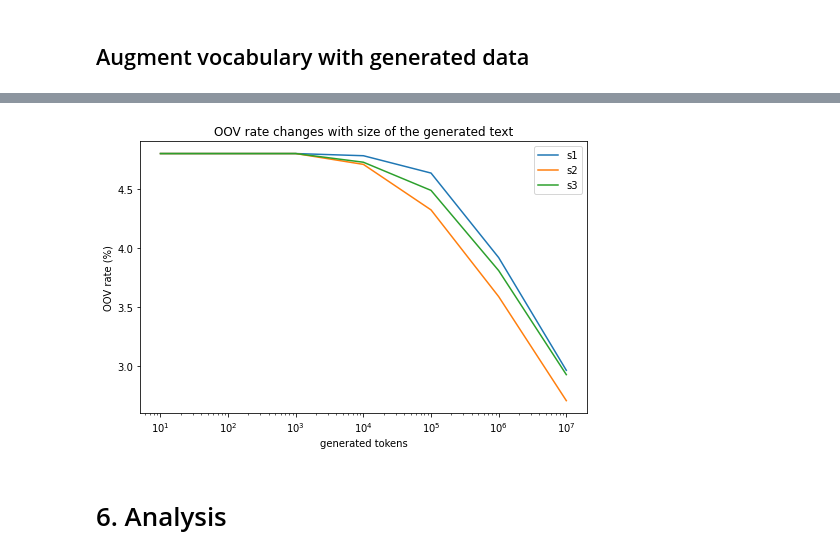
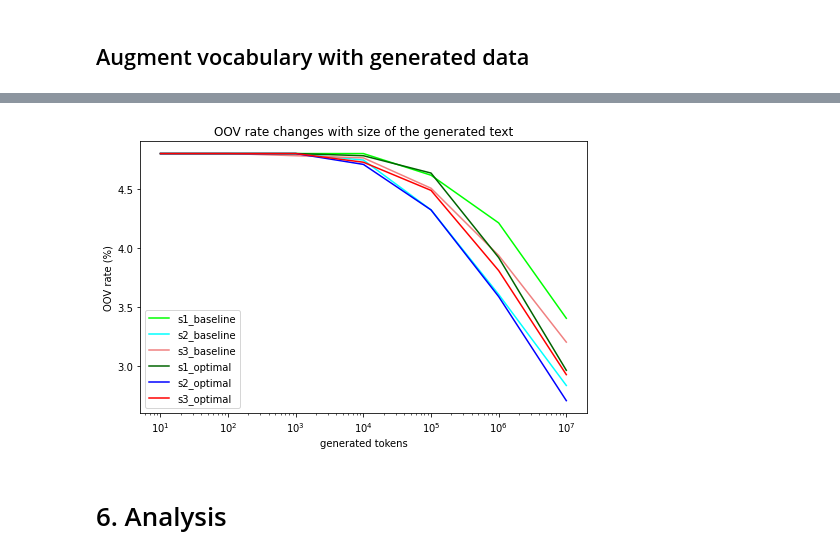
Before and after one commit to pabvald/snlp-project, a Jupyter notebook: Project_Main.ipynb, the cells around one changed output, grey strips where cells are left out. Drawn from its saved outputs; the diff is of its cells as text; code cells hidden in the pictures.

Commit message:
EN: add baseline models for task 4 and 5

```diff
--- a/Project_Main.ipynb
+++ b/Project_Main.ipynb
@@ -254,0 +257,27 @@ from config import SEG_MODELS_PATH
+# %%
+for seg in seg_profiles[LANG.name]:
+    gen_folder = f'data/{LANG.name}/generation/{seg.id}_baseline'
+    # path to LM file
+    language_model_file = f'models/rnnlm/{LANG.name}/{seg.id}_baseline/model'
+    # path to segmentation file
+    if seg.model_type == 'char':
+        seg_model_file = f'{SEG_MODELS_PATH}/{LANG.name}/spm_{seg.model_type}.model'
+    else:
+        seg_model_file = f'{SEG_MODELS_PATH}/{LANG.name}/spm_{seg.model_type}_vocabsize-{seg.vocab_size}.model'
+
+    # remove the text-generation folder
+    !rm -rf $gen_folder \
+        && mkdir $gen_folder
+
+    for n_gen in [10, 100, 1000, 10000, 100000, 1000000, 10000000]:
+        # generate text using rnnlm
+        gen_file = f'{gen_folder}/{n_gen}.txt'
+        !rnnlm-0.3e/rnnlm \
+                -rnnlm $language_model_file \
+                -gen $n_gen \
+                -debug 0 \
+            > $gen_file
+
+        # decode generated text using sentencepiece
+        decoded_gen_file = f'{gen_folder}/{n_gen}_decoded.txt'
+        decode_text_file(gen_file, seg_model_file, decoded_gen_file)
@@ -302,0 +336,17 @@ Original data's OOV rate: 4.80%
+# %%
+oov_rates = []
+
+for seg in seg_profiles[LANG.name]:
+    gen_folder = f'data/{LANG.name}/generation/{seg.id}_baseline'
+    oov_rates.append([])
+
+    for n_gen in [10, 100, 1000, 10000, 100000, 1000000, 10000000]:
+
+        # obtain the vocabulary from the generated corpora
+        decoded_gen_file = f'{gen_folder}/{n_gen}_decoded.txt'
+        gen_vocab = get_word_level_vocabulary(LANG, decoded_gen_file)
+
+        # compute the oov-rate on the augmented vocabulary
+        augmented_oov_rate = get_oov_rate(train_vocab | gen_vocab, test_tokens)
+        print(f'(Baseline) {LANG.name} {seg.id} {n_gen} OOV rate: {augmented_oov_rate:.2%}')
+        oov_rates[-1].append(augmented_oov_rate)
@@ -338,12 +406,13 @@ en s3 10000000 OOV rate: 2.93%
 # %%
 import visualisation
+importlib.reload(visualisation)
 from visualisation import plot_oov_rates
 from config import FIGURES_PATH
 
 #plot_oov_rates(oov_rates)
 plot_oov_rates(oov_rates, save_path=f'{FIGURES_PATH}/{LANG.name}/task5_oov_rates.png')
 # %% [output]
-[figure, old version]
+[figure, new version]
 # %% [markdown]
 # 6. Analysis
 # %% [markdown]
```
Also changed, not shown: parts of 8 cells of this notebook, 45 other files.
